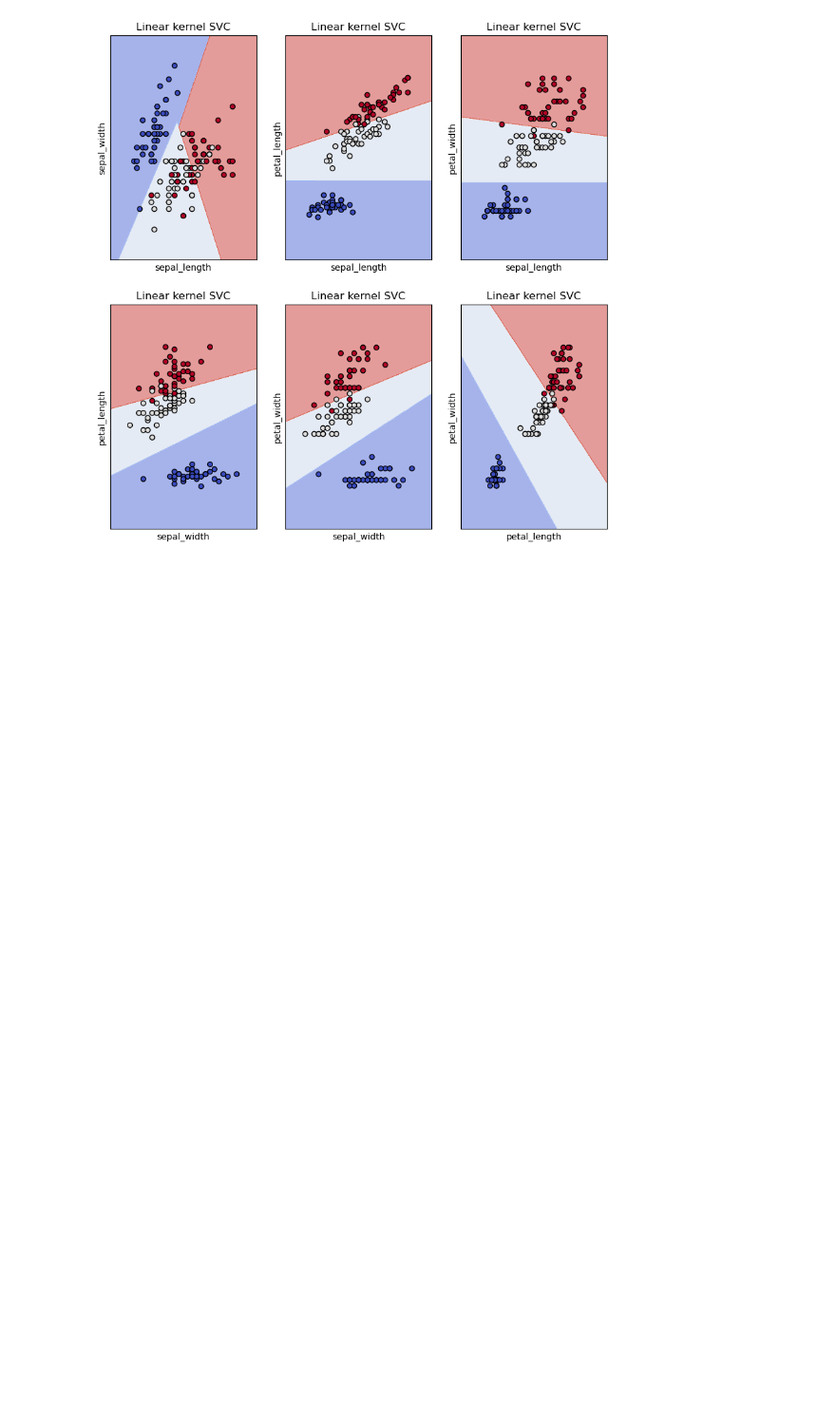
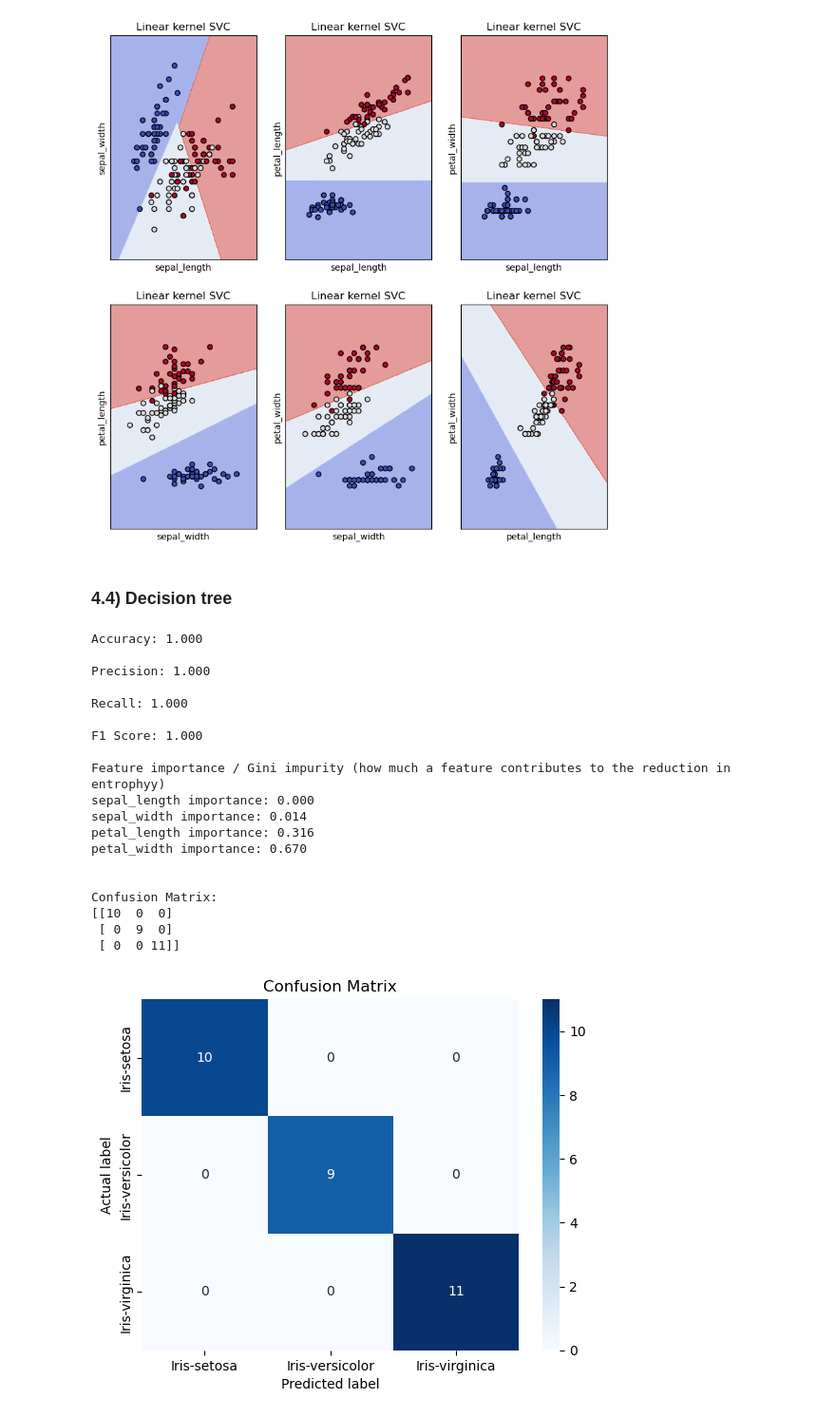
Before and after one commit to pekko-kauppila/Machine-Learning-Projects, a Jupyter notebook: Iris_classification/iris_classification.ipynb, the cells around one changed output. Shown at 95% size. Cells and saved outputs as stored; diff of their text form; code cells hidden in the pictures; blank space fills up the shorter version.

Commit message:
Add decision tree and random forest models

```diff
--- a/Iris_classification/iris_classification.ipynb
+++ b/Iris_classification/iris_classification.ipynb
@@ -129,8 +129,8 @@ Splitting data and standardizing features for logistic regression, KNN, and SVM.
 from sklearn.model_selection import train_test_split
 from sklearn.preprocessing import StandardScaler
 
-X = df.drop(columns=['species', 'species_encoded']).values
-y = df['species'].values
+X = df.drop(columns=['species', 'species_encoded'])
+y = df['species']
 
 test_size = 0.2
 
@@ -342,3 +320,41 @@ for i, pair in enumerate(feature_pairs):
     ax[i].set_yticks([])
 # %% [output]
 [figure]
+# %% [markdown]
+### 4.4) Decision tree
+# %%
+from sklearn.tree import DecisionTreeClassifier
+
+classifier = DecisionTreeClassifier(criterion = 'entropy', random_state = 0)
+classifier.fit(X_train, y_train)
+y_pred = classifier.predict(X_test)
+
+accuracy, precision, recall, f1 = compute_evaluation_metrics(y_test, y_pred)
+
+print(f'Feature importance / Gini impurity (how much a feature contributes to the reduction in entrophyy)')
+for (importance, l) in zip(classifier.feature_importances_, classifier.feature_names_in_):
+    print(f'{l} importance: {importance:.3f}')
+print('\n')
+
+cm = compute_and_visualize_confusion_matrix(y_test, y_pred)
+# %% [output]
+Accuracy: 1.000
+
+Precision: 1.000
+
+Recall: 1.000
+
+F1 Score: 1.000
+
+Feature importance / Gini impurity (how much a feature contributes to the reduction in entrophyy)
+sepal_length importance: 0.000
+sepal_width importance: 0.014
+petal_length importance: 0.316
+petal_width importance: 0.670
+
+
+Confusion Matrix:
+[[10  0  0]
+ [ 0  9  0]
+ [ 0  0 11]]
+[figure, added]
```
Also changed, not shown: parts of 8 cells of this notebook.
